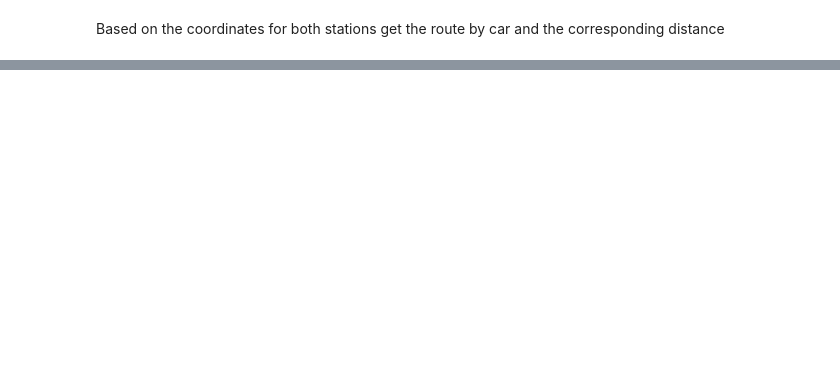
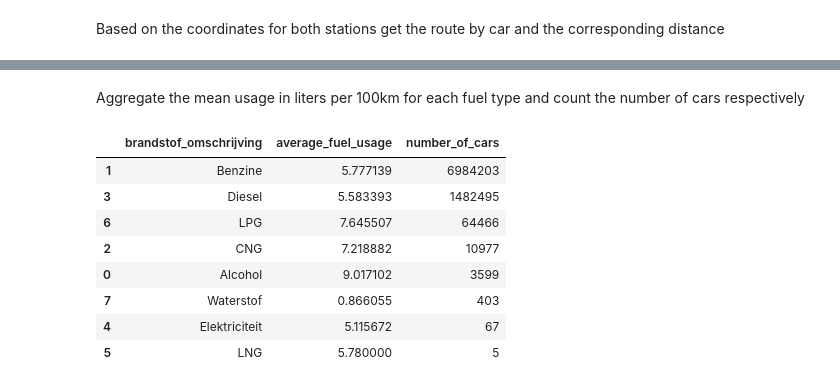
Before and after one commit to henkrehorst/uu_dss_project, a Jupyter notebook: dashboard/SeparateChartsForTesting/PriceComparison.ipynb, the cells around one changed output, grey strips where cells are left out. Cells and saved outputs as stored; diff of their text form; code cells hidden in the pictures; blank space fills up the shorter version.

```diff
--- a/dashboard/SeparateChartsForTesting/PriceComparison.ipynb
+++ b/dashboard/SeparateChartsForTesting/PriceComparison.ipynb
@@ -339,23 +344,22 @@ pp.pprint(Trips)
 # %%
 # pip install sodapy
-
 import pandas as pd
-import numpy as np
 from sodapy import Socrata
 
 client = Socrata("opendata.rdw.nl", None)
 
-results = client.get("8ys7-d773", where="brandstofverbruik_gecombineerd IS NOT NULL", order="brandstofverbruik_gecombineerd", limit=1000)
-
+results = client.get("8ys7-d773", where="brandstofverbruik_gecombineerd IS NOT NULL AND brandstofverbruik_gecombineerd != '0.00'", order="brandstofverbruik_gecombineerd", limit= 20000000)
 
 # Convert to pandas DataFrame
 results_df = pd.DataFrame.from_records(results)
 
 # Convert fuel usage column values from string to float
 results_df['brandstofverbruik_gecombineerd'] = results_df['brandstofverbruik_gecombineerd'].astype(float)
-#
-results_df = results_df[results_df["brandstofverbruik_gecombineerd"] > 0.0].reset_index(drop=True)
 
-results_df.head(200)
+# Slice out the relevant columns
+results = results_df[['kenteken','brandstofverbruik_gecombineerd','brandstof_volgnummer','brandstof_omschrijving']]
+
+# The dataframe consists over 8.5 million rows
+len(results_df)
 # %% [output]
 WARNING:root:Requests made without an app_token will be subject to strict throttling limits.
@@ -379,0 +367,19 @@ WARNING:root:Requests made without an app_token will be subject to strict thrott
+# %% [markdown]
+Aggregate the mean usage in liters per 100km for each fuel type and count the number of cars respectively
+# %%
+# Calculate the average fuel consumption for each fuel type
+average_usage = results_df.groupby('brandstof_omschrijving').agg(
+    average_fuel_usage=('brandstofverbruik_gecombineerd', 'mean'),
+    number_of_cars=('brandstofverbruik_gecombineerd', 'size')
+).reset_index().sort_values(by=['number_of_cars'], ascending=False)
+average_usage.head(20)
+# %% [output]
+|  | brandstof_omschrijving | average_fuel_usage | number_of_cars |
+| 1 | Benzine | 5.777139 | 6984203 |
+| 3 | Diesel | 5.583393 | 1482495 |
+| 6 | LPG | 7.645507 | 64466 |
+| 2 | CNG | 7.218882 | 10977 |
+| 0 | Alcohol | 9.017102 | 3599 |
+| 7 | Waterstof | 0.866055 | 403 |
+| 4 | Elektriciteit | 5.115672 | 67 |
+| 5 | LNG | 5.780000 | 5 |
```
Also changed, not shown: parts of 17 cells of this notebook.
